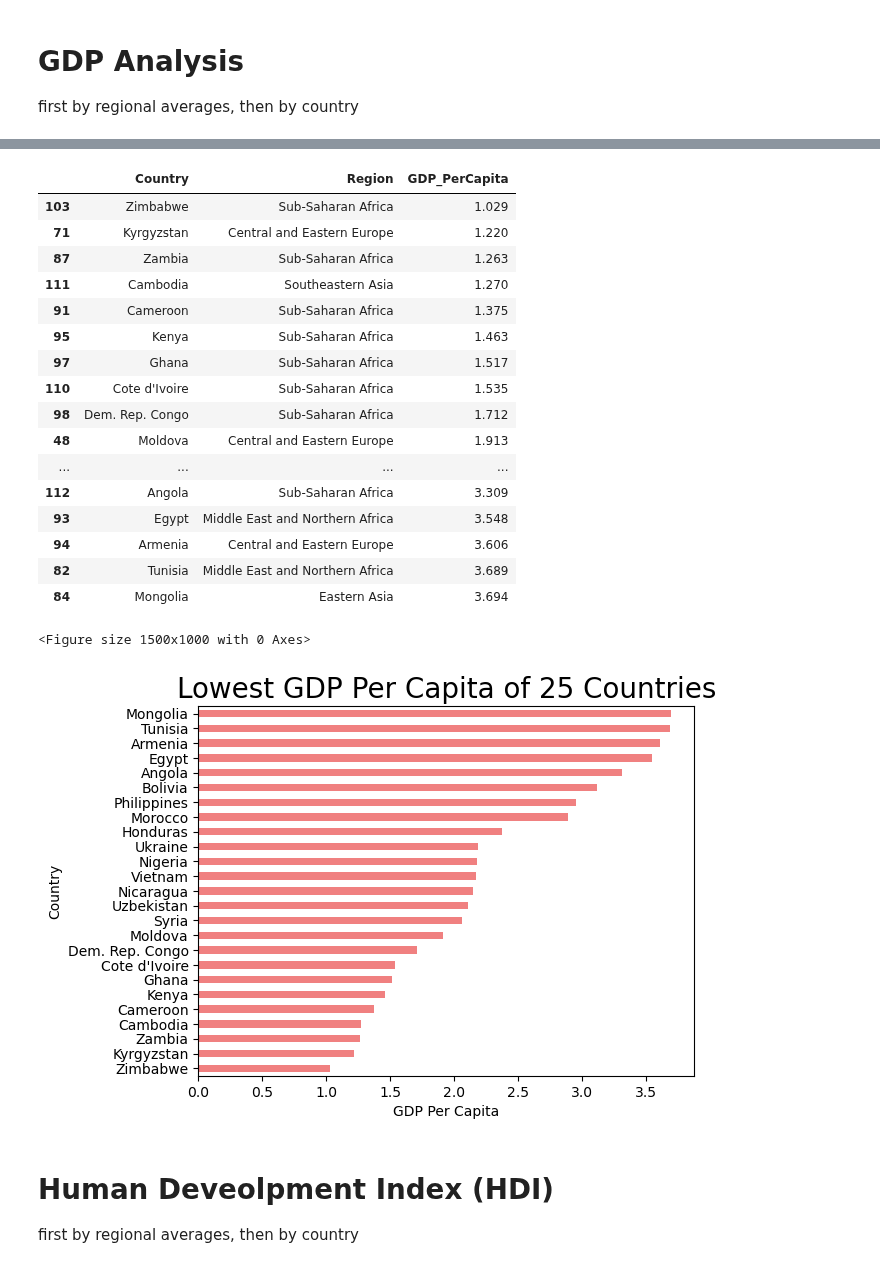
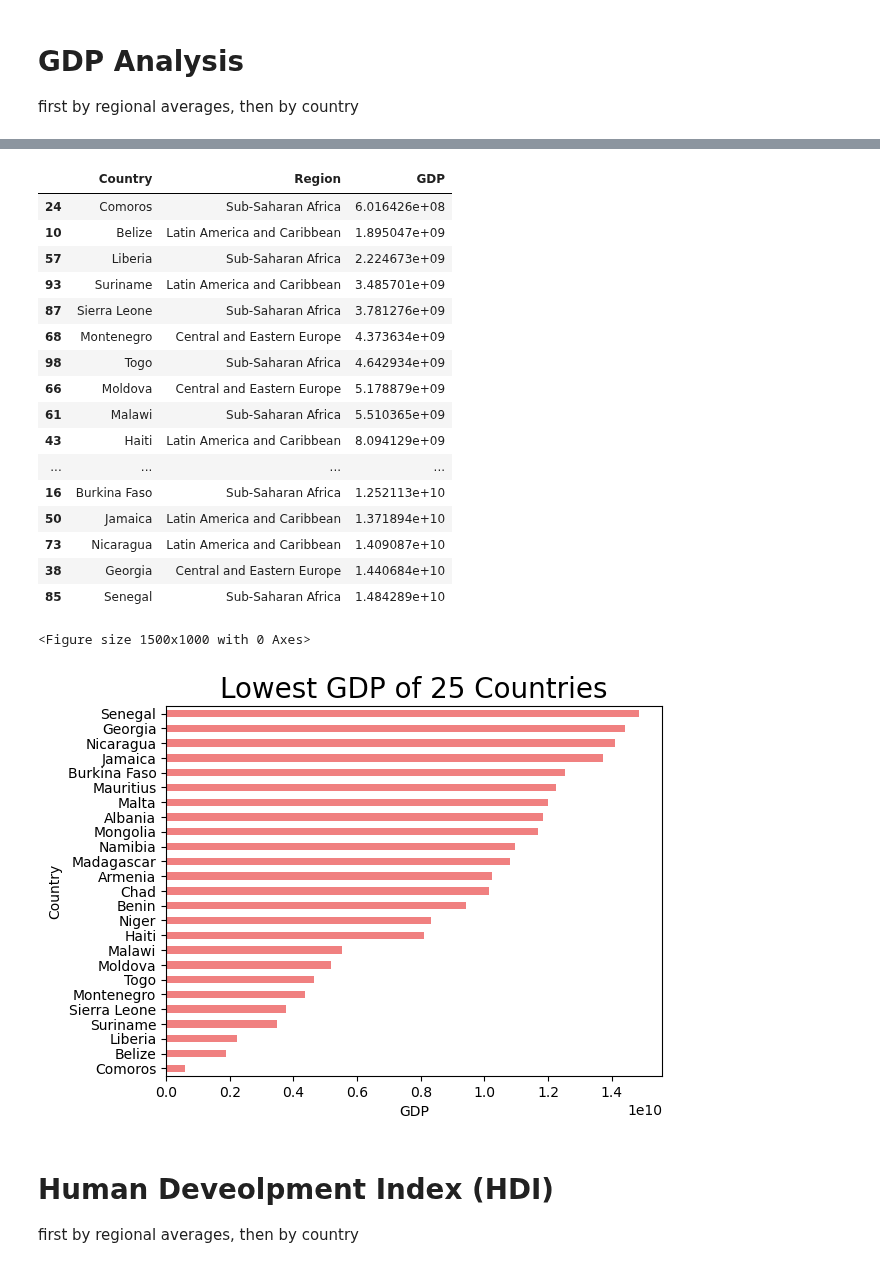
Before and after one commit to mattcaseycpa/project1, a Jupyter notebook: project.ipynb, the cells around one changed output, grey strips where cells are left out. Saved outputs shown, nothing was run; the diff lists cells and outputs as text; code cells hidden in the pictures.

```diff
--- a/project.ipynb
+++ b/project.ipynb
@@ -82,0 +114,4 @@ pop_data_2018
+# %%
+pop_data_2018["Total Population"]=pop_data_2018["Total Population"].str.replace(",","")
+pop_data_2018["Total Population"] = pop_data_2018["Total Population"].astype("int")
+pop_data_2018.dtypes
@@ -83,5 +124,5 @@ pop_data_2018
 # %%
-merged_data = pd.merge(pop_data_2018, data_df, how = "inner", on = "Country")
+merged_data = pd.merge(pop_data_2018, data_df, how = "inner", left_on = "Country", right_on = "Country")
 merged_data
 # %% [output]
 |  | Country | Total Population | Region | Hemisphere | HappinessScore | HDI | GDP_PerCapita | ... |
@@ -99,0 +175,9 @@ merged_data
+# %%
+merged_data_complete = merged_data.copy()
+
+merged_data_complete["GDP"] = merged_data_complete["Total Population"] * merged_data_complete["GDP_PerCapita"]
+merged_data_complete["Beer"] = merged_data_complete["Total Population"] * merged_data_complete["Beer_PerCapita"]
+merged_data_complete["Spirit"] = merged_data_complete["Total Population"] * merged_data_complete["Spirit_PerCapita"]
+merged_data_complete["Wine"] = merged_data_complete["Total Population"] * merged_data_complete["Wine_PerCapita"]
+
+merged_data_complete
@@ -102,5 +222,5 @@ merged_data
 first by regional averages, then by country
 # %%
 #Analysing GDP
-gdp_df=data_df[["Country","Region","GDP_PerCapita"]].copy()
+gdp_df=merged_data_complete[["Country","Region","GDP"]].copy()
 gdp_df
@@ -171,37 +305,37 @@ plt.show()
 # %%
 #bottom 20 GDP countries
-gdp=gdp_df.sort_values(["GDP_PerCapita"],ascending=True)
+gdp=gdp_df.sort_values(["GDP"],ascending=True)
 gdp.head(25)
 # %% [output]
-|  | Country | Region | GDP_PerCapita |
-| 103 | Zimbabwe | Sub-Saharan Africa | 1.029 |
-| 71 | Kyrgyzstan | Central and Eastern Europe | 1.220 |
-| 87 | Zambia | Sub-Saharan Africa | 1.263 |
-| 111 | Cambodia | Southeastern Asia | 1.270 |
-| 91 | Cameroon | Sub-Saharan Africa | 1.375 |
-| 95 | Kenya | Sub-Saharan Africa | 1.463 |
-| 97 | Ghana | Sub-Saharan Africa | 1.517 |
-| 110 | Cote d'Ivoire | Sub-Saharan Africa | 1.535 |
-| 98 | Dem. Rep. Congo | Sub-Saharan Africa | 1.712 |
-| 48 | Moldova | Central and Eastern Europe | 1.913 |
+|  | Country | Region | GDP |
+| 24 | Comoros | Sub-Saharan Africa | 6.016426e+08 |
+| 10 | Belize | Latin America and Caribbean | 1.895047e+09 |
+| 57 | Liberia | Sub-Saharan Africa | 2.224673e+09 |
+| 93 | Suriname | Latin America and Caribbean | 3.485701e+09 |
+| 87 | Sierra Leone | Sub-Saharan Africa | 3.781276e+09 |
+| 68 | Montenegro | Central and Eastern Europe | 4.373634e+09 |
+| 98 | Togo | Sub-Saharan Africa | 4.642934e+09 |
+| 66 | Moldova | Central and Eastern Europe | 5.178879e+09 |
+| 61 | Malawi | Sub-Saharan Africa | 5.510365e+09 |
+| 43 | Haiti | Latin America and Caribbean | 8.094129e+09 |
 | ... | ... | ... | ... |
-| 112 | Angola | Sub-Saharan Africa | 3.309 |
-| 93 | Egypt | Middle East and Northern Africa | 3.548 |
-| 94 | Armenia | Central and Eastern Europe | 3.606 |
-| 82 | Tunisia | Middle East and Northern Africa | 3.689 |
-| 84 | Mongolia | Eastern Asia | 3.694 |
+| 16 | Burkina Faso | Sub-Saharan Africa | 1.252113e+10 |
+| 50 | Jamaica | Latin America and Caribbean | 1.371894e+10 |
+| 73 | Nicaragua | Latin America and Caribbean | 1.409087e+10 |
+| 38 | Georgia | Central and Eastern Europe | 1.440684e+10 |
+| 85 | Senegal | Sub-Saharan Africa | 1.484289e+10 |
 # %%
 #Bottom 25 countries by GDP
 plt.figure(figsize=(15, 10))
-smallest_25_countries = gdp_df.nsmallest(25, 'GDP_PerCapita')
-smallest_25_countries.plot(kind='barh', x='Country', y='GDP_PerCapita', color='lightcoral', legend=False)
-plt.title('Lowest GDP Per Capita of 25 Countries', fontsize=20)
-plt.xlabel('GDP Per Capita')
+smallest_25_countries = gdp_df.nsmallest(25, 'GDP')
+smallest_25_countries.plot(kind='barh', x='Country', y='GDP', color='lightcoral', legend=False)
+plt.title('Lowest GDP of 25 Countries', fontsize=20)
+plt.xlabel('GDP')
 plt.ylabel('Country')
 plt.show()
 # %% [output]
 <Figure size 1500x1000 with 0 Axes>
-[figure, old version]
+[figure, new version]
 # %% [markdown]
 # Human Deveolpment Index (HDI)
 first by regional averages, then by country
```
Also changed, not shown: parts of 17 cells of this notebook.
